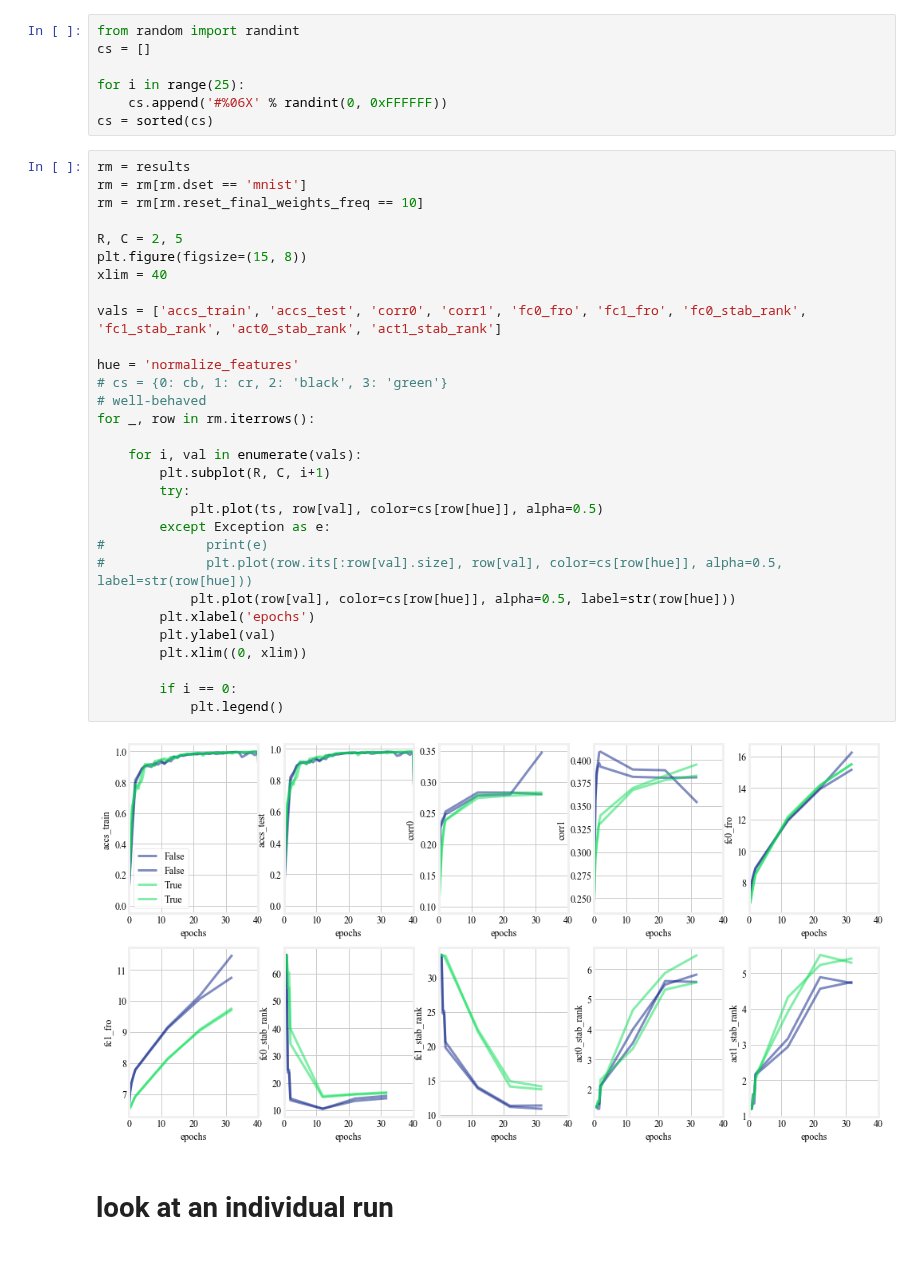
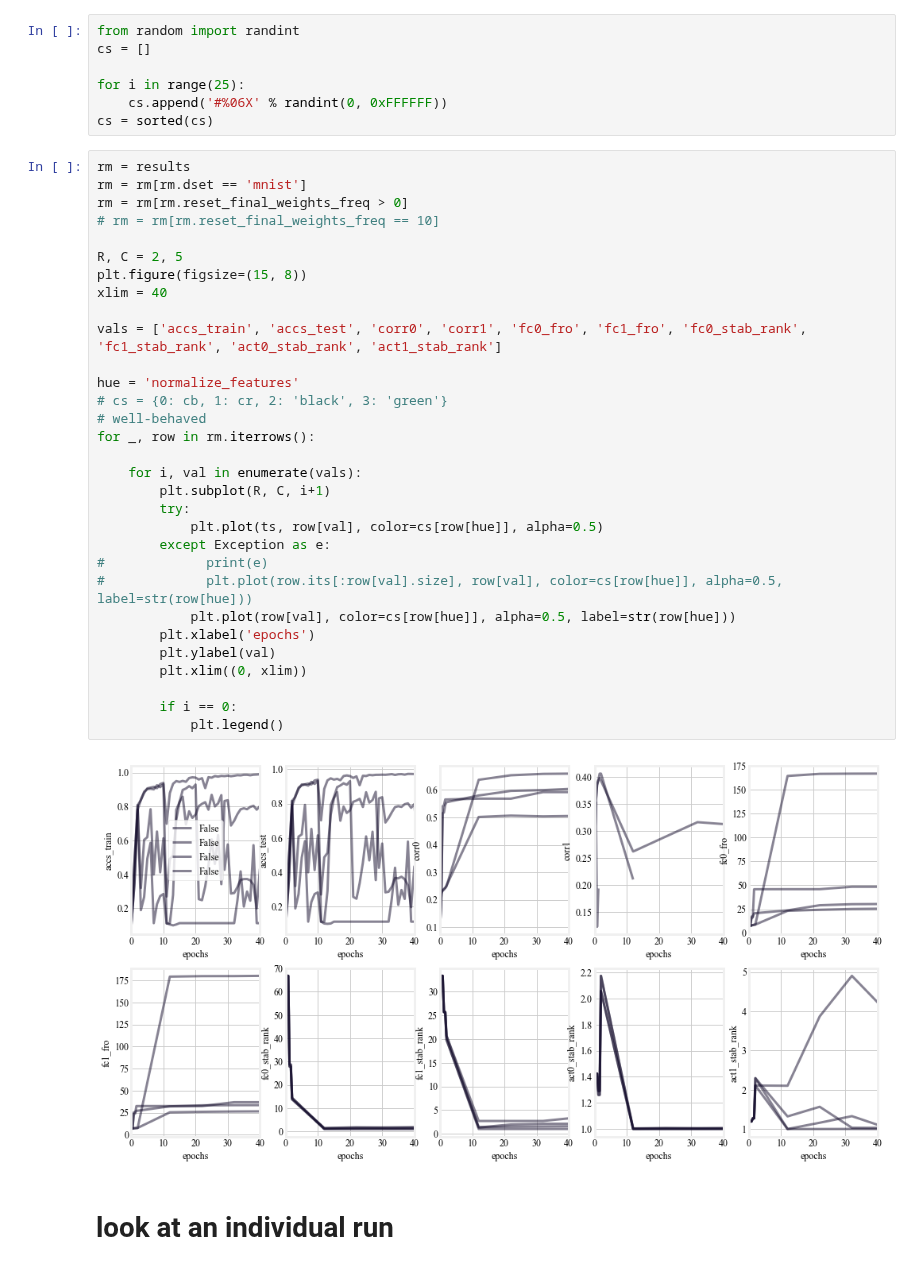
Before and after one commit to csinva/dnn-experiments, a Jupyter notebook: vision_analyze/init/vary_reps.ipynb, the cells around one changed output. Saved outputs shown, nothing was run; the diff lists cells and outputs as text.

```diff
--- a/vision_analyze/init/vary_reps.ipynb
+++ b/vision_analyze/init/vary_reps.ipynb
@@ -101,35 +101,36 @@ cs = sorted(cs)
 # %%
 rm = results
 rm = rm[rm.dset == 'mnist']
-rm = rm[rm.reset_final_weights_freq == 10]
+rm = rm[rm.reset_final_weights_freq > 0]
+# rm = rm[rm.reset_final_weights_freq == 10]
 
 R, C = 2, 5
 plt.figure(figsize=(15, 8))
 xlim = 40
 
 vals = ['accs_train', 'accs_test', 'corr0', 'corr1', 'fc0_fro', 'fc1_fro', 'fc0_stab_rank', 'fc1_stab_rank', 'act0_stab_rank', 'act1_stab_rank']
 
 hue = 'normalize_features'
 # cs = {0: cb, 1: cr, 2: 'black', 3: 'green'}
 # well-behaved
 for _, row in rm.iterrows():
 
     for i, val in enumerate(vals):
         plt.subplot(R, C, i+1)
         try:
             plt.plot(ts, row[val], color=cs[row[hue]], alpha=0.5)
         except Exception as e:
 #             print(e)
 #             plt.plot(row.its[:row[val].size], row[val], color=cs[row[hue]], alpha=0.5, label=str(row[hue]))
             plt.plot(row[val], color=cs[row[hue]], alpha=0.5, label=str(row[hue]))
         plt.xlabel('epochs')
         plt.ylabel(val)
         plt.xlim((0, xlim))
 
         if i == 0:
             plt.legend()
 # %% [output]
-[figure, old version]
+[figure, new version]
 # %% [markdown]
 # look at an individual run
 # %%
```
Also changed, not shown: parts of 10 cells of this notebook, 4 other files.
